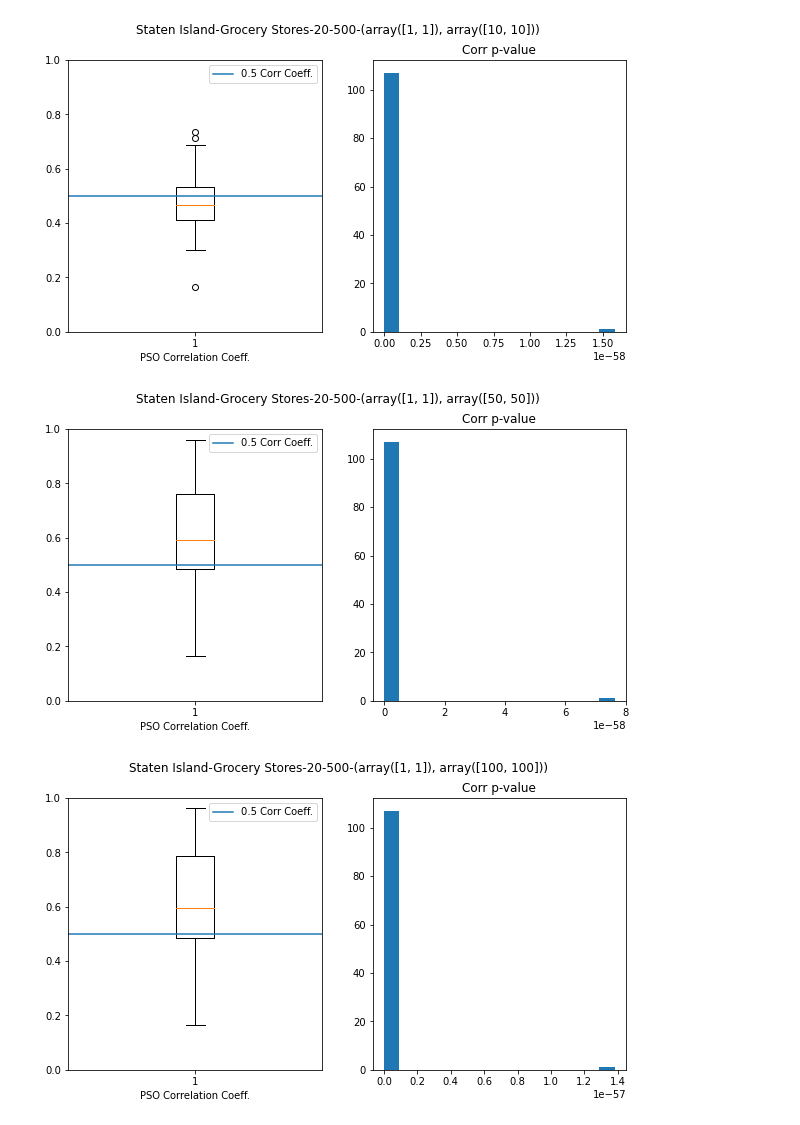
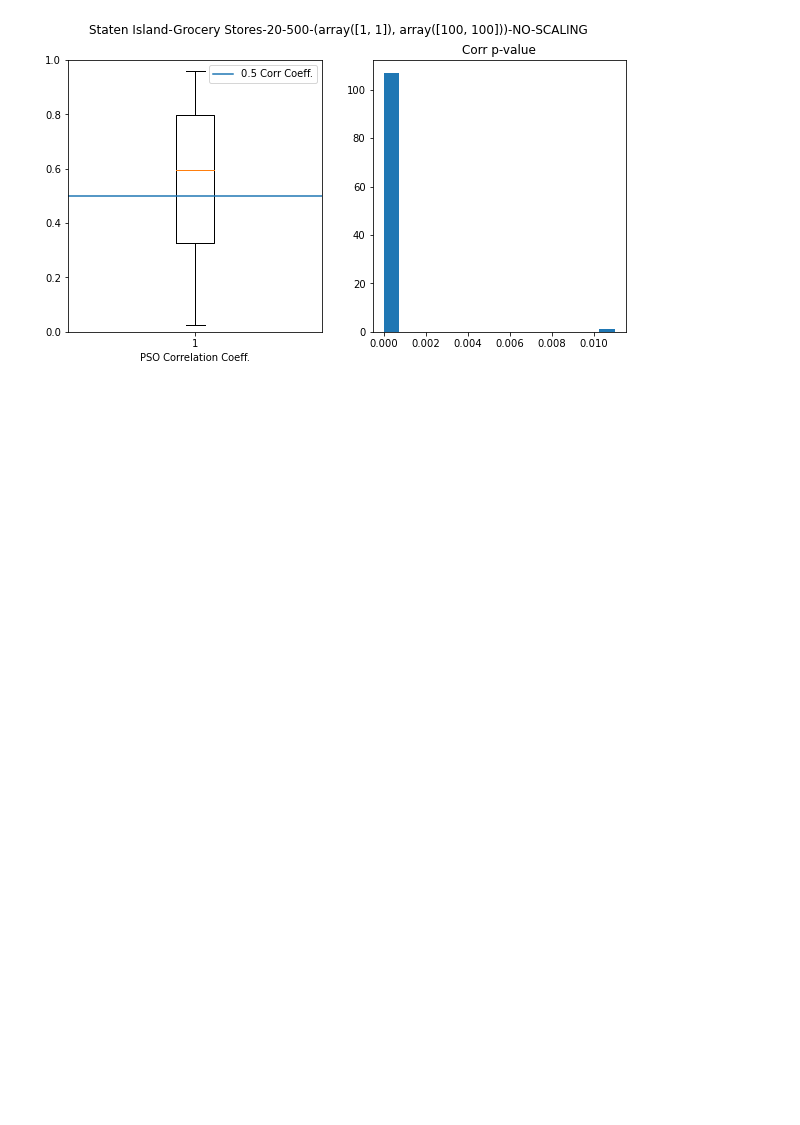
Before and after one commit to hasanalpboz/safegraph-covid19-mobility, a Jupyter notebook: scripts/notebooks/huff-model-pso.ipynb, the cells around one changed output. Cells and saved outputs as stored; diff of their text form; code cells hidden in the pictures; blank space fills up the shorter version.

Commit message:
huff poi density and target borough analyses

```diff
--- a/scripts/notebooks/huff-model-pso.ipynb
+++ b/scripts/notebooks/huff-model-pso.ipynb
@@ -191,7 +232,7 @@ def huff_corr(cbg_table, exp_distance, exp_area, get_corr=False):
     if cbg_table['sim_nvisits'].sum() != 0:
         cbg_table['sim_nvisits'] /= cbg_table['sim_nvisits'].sum()
 
-    # cbg_table = cbg_table[~cbg_table['sim_nvisits'].isin([np.nan, np.inf, -np.inf])]
+    cbg_table = cbg_table[~cbg_table['sim_nvisits'].isin([np.nan, np.inf, -np.inf])]
 
     corr_res = stats.pearsonr(cbg_table['nvisits'] / cbg_table['nvisits'].sum(), cbg_table['sim_nvisits'])
 
@@ -259,16 +303,18 @@ bounds_list=[(np.array([1, 1]), np.array([5, 5])),
 
 for bounds in bounds_list:
     for borough in boroughs:
-        experiment_file = f'{borough}-{poi_cat}-{n_particles}-{iters}-{str(bounds)}'
+        experiment_file = f'{borough}-{poi_cat}-{n_particles}-{iters}-{str(bounds)}-NO-SCALING'
 
         if os.path.exists(join(HUFF_MODEL_SAVE_DIR, experiment_file + '.csv')):
             continue
 
-        selected_cbsg = str(nyc_borough2fips[borough])
+        selected_cbgs = str(nyc_borough2fips[borough])
         # get source borough cbgs
-        cbg_locs = get_cbg_locs(selected_cbgs=selected_cbsg)
+        cbg_locs = get_cbg_locs(selected_cbgs=selected_cbgs)
         # calculate the distance matrix
         dist_mat = comp_dist_matrix(cbg_locs, poi_locs)
+        # make it hashable
+        dist_mat = make_hashable_pandas_object(dist_mat)
         # aggregate visits from cbgs to pois
         poi_cbg_visits = get_cbg_visits(dist_mat, start_date, end_date)
 
@@ -287,8 +333,8 @@ for bounds in bounds_list:
             features = table.columns.tolist()
             features.remove('nvisits')
 
-            for f in features:
-                table[f] = scale_range(table[f].values)
+#             for f in features:
+#                 table[f] = scale_range(table[f].values)
 
             params = pso_huff_params(table,
                                      n_particles=n_particles,
@@ -298,36 +344,34 @@ for bounds in bounds_list:
 
             corr = huff_corr(table, *params[1], get_corr=True)
 
             cbg_exps.append({'census_tract': cbg,
                              'exp_distance': params[1][0],
                              'exp_area': params[1][1],
                              'corr': corr[0],
                              'p': corr[1]})
 
         res = pd.DataFrame(cbg_exps)
         res.to_csv(join(HUFF_MODEL_SAVE_DIR, experiment_file + '.csv'), index=False)
 
         # plot model performance
         fig, axes = plt.subplots(1, 2, figsize=(10, 5))
 
         cax = axes[0]
         cax.boxplot(res['corr'])
         cax.set_ylim([0, 1])
         cax.axhline(0.5, label='0.5 Corr Coeff.')
         cax.set_xlabel('PSO Correlation Coeff.')
         cax.legend()
 
         pax = axes[1]
         pax.hist(res['p'], bins='scott')
         pax.set_title('Corr p-value')
 
         fig.suptitle(experiment_file)
 
         fig.savefig(join(HUFF_MODEL_SAVE_DIR, experiment_file + '.png'), bbox_inches='tight')
 # %% [output]
-[figure, old version]
+[figure, new version]
-[figure, removed]
-[figure, removed]
 # %%
 # fig, axes = plt.subplots(2, 3, figsize=(20, 10))
 # cols = ['exp_distance', 'exp_area', 'exp_poi_diversity', 'exp_poi_count', 'corr', 'p']
```
Also changed, not shown: parts of 13 cells of this notebook, 11 other files.
